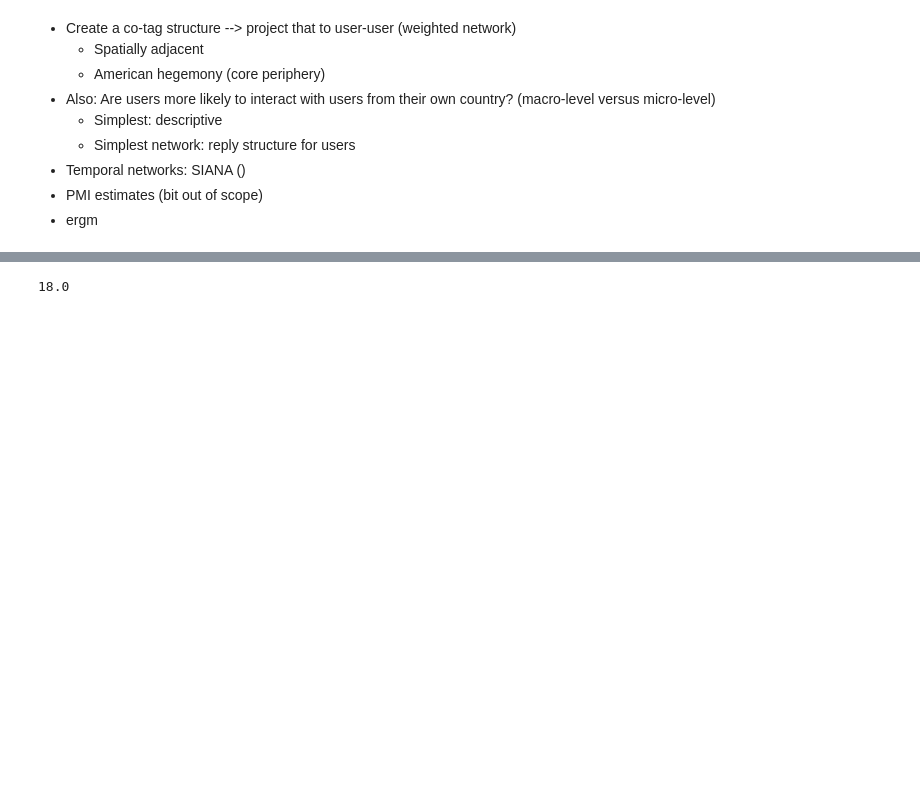
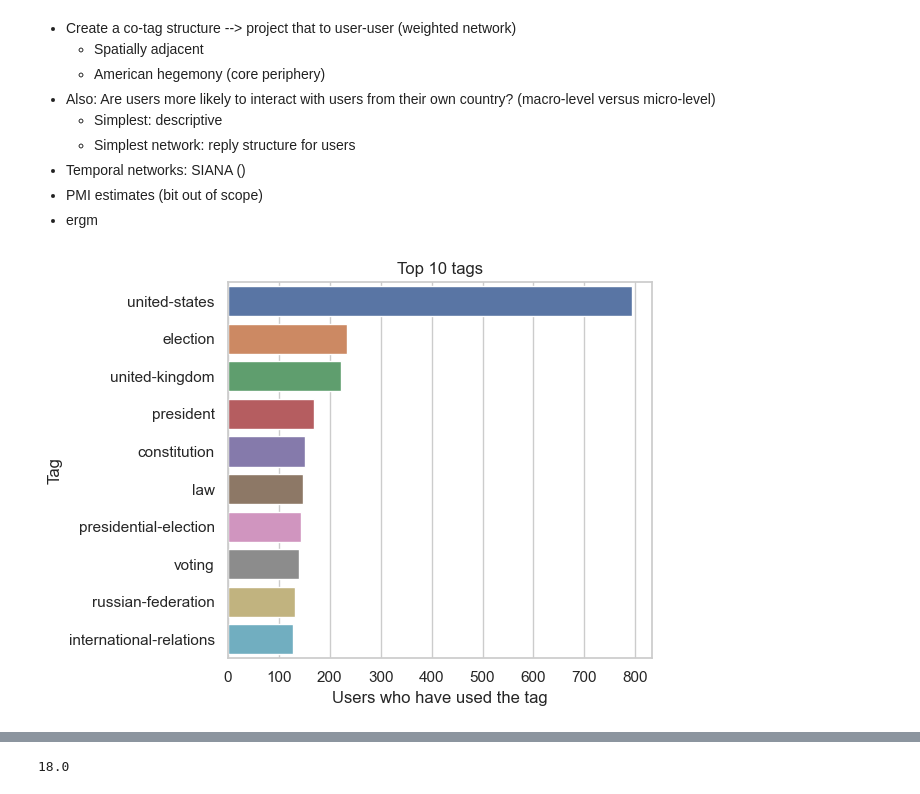
Before and after one commit to Rysias/IntroducingPython, a Jupyter notebook: assignments/FinalGroupAssignment_JHR.ipynb, the cells around one changed output, grey strips where cells are left out. Saved outputs shown, nothing was run; the diff lists cells and outputs as text; code cells hidden in the pictures; blank space fills up the shorter version.

```diff
--- a/assignments/FinalGroupAssignment_JHR.ipynb
+++ b/assignments/FinalGroupAssignment_JHR.ipynb
@@ -324,3 +317,17 @@ tag_usercountry = tag_usercountry[["OwnerUserId", "TagList", "country"]].dropna(
 # %%
 # merge tag list into set for each user
 tag_usercountry = tag_usercountry.groupby("OwnerUserId").agg({"TagList": lambda x: set.union(*x), "country": "first"})
+# %%
+tags = tag_usercountry["TagList"].explode().value_counts().head(10)
+
+# plot top 10 tags with seaborn
+import seaborn as sns
+sns.set_theme(style="whitegrid")
+ax = sns.barplot(x=tags.values, y=tags.index)
+ax.set(xlabel="Users who have used the tag", ylabel="Tag")
+ax.set_title("Top 10 tags")
+# expand the borders of the plot
+ax.figure.tight_layout()
+plt.savefig(DATA_DIR / "politics" / "top_tags.png", dpi=300)
+# %% [output]
+[figure, added]
```
Also changed, not shown: parts of 7 cells of this notebook, 2 other files.
